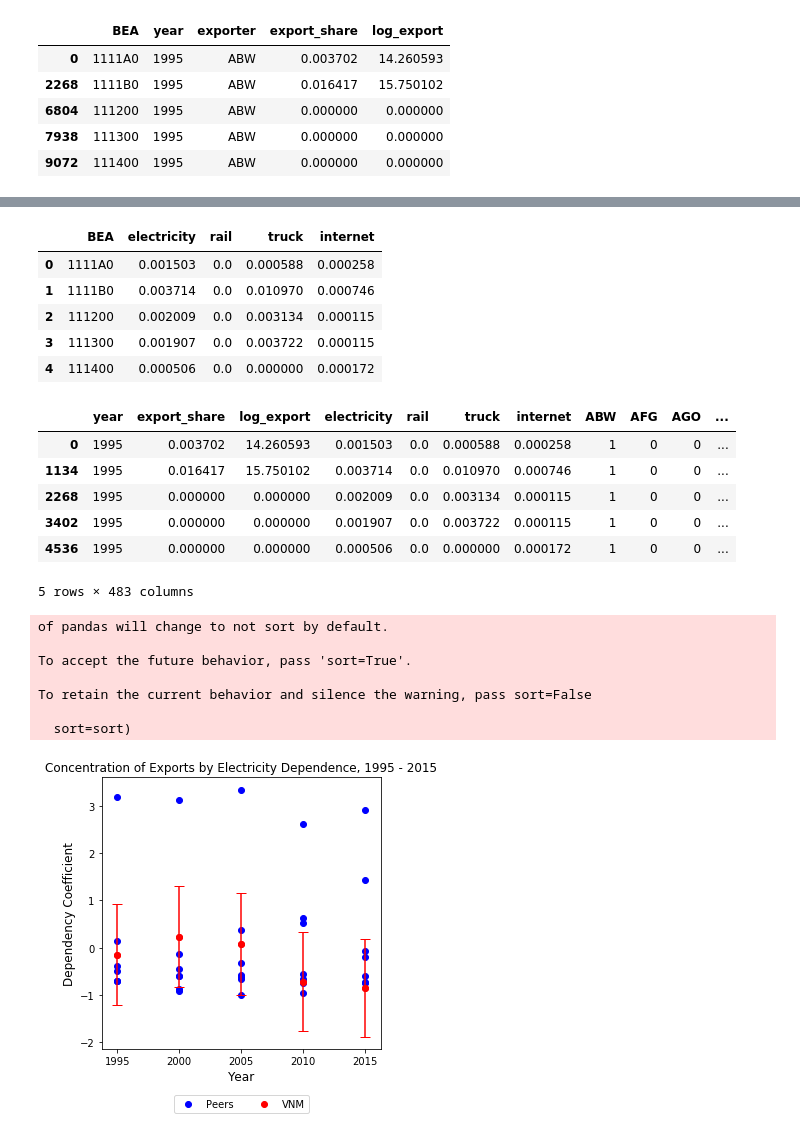
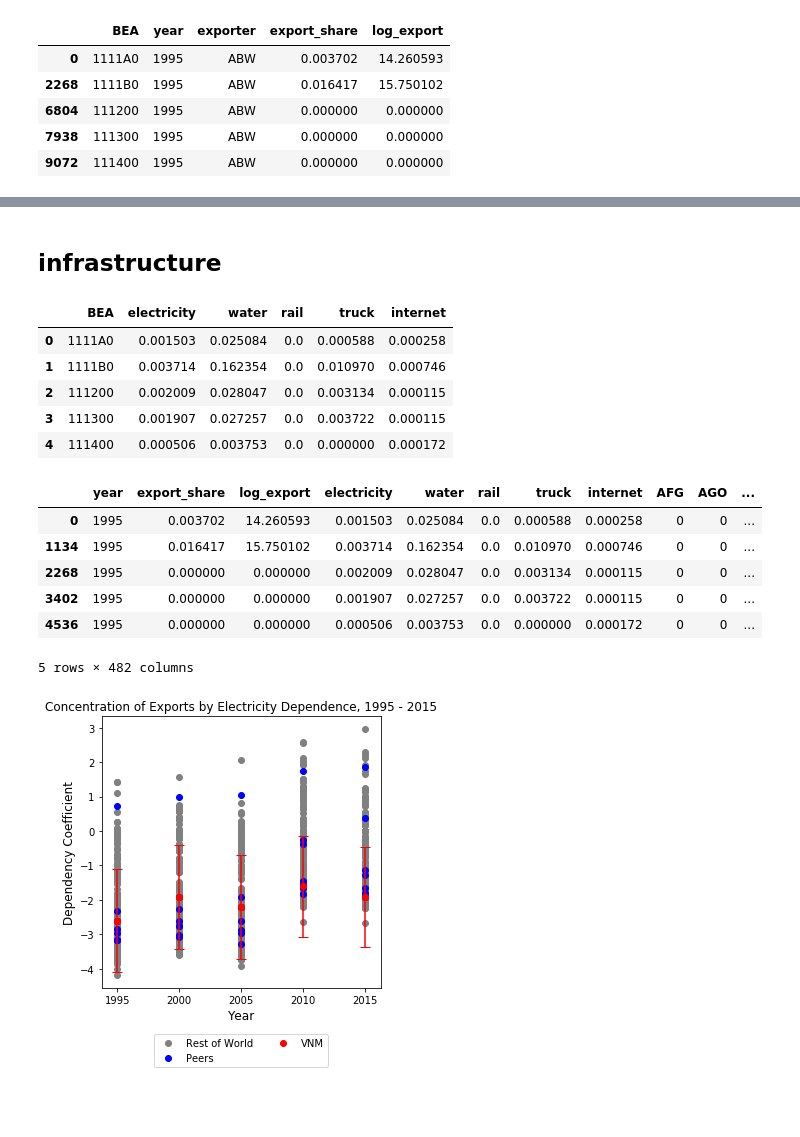
Before and after one commit to eric-protzer/dependency-dev309, a Jupyter notebook: Dependency Graphing.ipynb, the cells around one changed output, grey strips where cells are left out. Cells and saved outputs as stored; diff of their text form; code cells hidden in the pictures; blank space fills up the shorter version.

```diff
--- a/Dependency Graphing.ipynb
+++ b/Dependency Graphing.ipynb
@@ -149,0 +587,10 @@ BEA_ex.head()
+# %%
+contract_merge = oldnew.merge(contracts, on='industry_code', how='outer')
+contract_merge = contract_merge.dropna()
+contract_merge['counter'] = 1
+contract_merge['count'] = contract_merge.groupby('BEA')['counter'].transform(sum)
+contract_merge['temp'] = contract_merge.groupby('BEA')['frac_lib_diff_int'].transform(sum)
+contract_merge['contract'] = contract_merge['temp'] / contract_merge['count']
+contract_merge = contract_merge.drop(['frac_lib_diff_int', 'counter', 'count', 'temp', 'industry_code'], axis=1)
+contract_merge = contract_merge.drop_duplicates()
+contract_merge.head()
@@ -149,0 +604,9 @@ BEA_ex.head()
+# %%
+contract = BEA_ex.merge(contract_merge, on='BEA', how='outer')
+contract = contract.dropna()
+contract = contract.sort_values(['exporter', 'year', 'BEA'])
+contract = contract.join(pd.get_dummies(contract['exporter'], drop_first=True))
+contract = contract.join(pd.get_dummies(contract['BEA'], drop_first=True))
+contract = contract.drop(['BEA', 'exporter'], axis=1)
+contract['year'] = contract['year'].astype(int)
+contract.head()
@@ -150,42 +682,45 @@ BEA_ex.head()
+# %% [markdown]
+## infrastructure
 # %%
 #get US 2007 input output data
 usa = pd.read_csv('input_output.csv')
 usa = usa.fillna(0)
-usa = usa.loc[usa.Code.isin(['221100', '517110', '482000', '484000'])]
+usa = usa.loc[usa.Code.isin(['221100', '221300', '517110', '482000', '484000'])]
 usa = usa.drop('Commodity Description', axis=1)
 usa = usa.set_index('Code')
 usa = usa.transpose()
 usa = usa.reset_index()
-usa.columns = ['BEA', 'electricity', 'rail', 'truck', 'internet']
+usa.columns = ['BEA', 'electricity', 'water', 'rail', 'truck', 'internet']
 usa['electricity'] = usa['electricity'] / usa['electricity'].max()
+usa['water'] = usa['water'] / usa['water'].max()
 usa['rail'] = usa['rail'] / usa['rail'].max()
 usa['truck'] = usa['truck'] / usa['truck'].max()
 usa['internet'] = usa['internet'] / usa['internet'].max()
 usa.head()
 # %% [output]
-|  | BEA | electricity | rail | truck | internet |
-| 0 | 1111A0 | 0.001503 | 0.0 | 0.000588 | 0.000258 |
-| 1 | 1111B0 | 0.003714 | 0.0 | 0.010970 | 0.000746 |
-| 2 | 111200 | 0.002009 | 0.0 | 0.003134 | 0.000115 |
-| 3 | 111300 | 0.001907 | 0.0 | 0.003722 | 0.000115 |
-| 4 | 111400 | 0.000506 | 0.0 | 0.000000 | 0.000172 |
+|  | BEA | electricity | water | rail | truck | internet |
+| 0 | 1111A0 | 0.001503 | 0.025084 | 0.0 | 0.000588 | 0.000258 |
+| 1 | 1111B0 | 0.003714 | 0.162354 | 0.0 | 0.010970 | 0.000746 |
+| 2 | 111200 | 0.002009 | 0.028047 | 0.0 | 0.003134 | 0.000115 |
+| 3 | 111300 | 0.001907 | 0.027257 | 0.0 | 0.003722 | 0.000115 |
+| 4 | 111400 | 0.000506 | 0.003753 | 0.0 | 0.000000 | 0.000172 |
 # %%
 regress = BEA_ex.merge(usa, on='BEA', how='outer')
 regress = regress.dropna()
 regress = regress.sort_values(['exporter', 'year', 'BEA'])
-regress = regress.join(pd.get_dummies(regress['exporter']))
-regress = regress.join(pd.get_dummies(regress['BEA']))
+regress = regress.join(pd.get_dummies(regress['exporter'], drop_first=True))
+regress = regress.join(pd.get_dummies(regress['BEA'], drop_first=True))
 regress = regress.drop(['BEA', 'exporter'], axis=1)
 regress['year'] = regress['year'].astype(int)
 regress.head()
 # %% [output]
-|  | year | export_share | log_export | electricity | rail | truck | internet | ABW | AFG | AGO | ... |
-| 0 | 1995 | 0.003702 | 14.260593 | 0.001503 | 0.0 | 0.000588 | 0.000258 | 1 | 0 | 0 | ... |
-| 1134 | 1995 | 0.016417 | 15.750102 | 0.003714 | 0.0 | 0.010970 | 0.000746 | 1 | 0 | 0 | ... |
-| 2268 | 1995 | 0.000000 | 0.000000 | 0.002009 | 0.0 | 0.003134 | 0.000115 | 1 | 0 | 0 | ... |
-| 3402 | 1995 | 0.000000 | 0.000000 | 0.001907 | 0.0 | 0.003722 | 0.000115 | 1 | 0 | 0 | ... |
-| 4536 | 1995 | 0.000000 | 0.000000 | 0.000506 | 0.0 | 0.000000 | 0.000172 | 1 | 0 | 0 | ... |
+|  | year | export_share | log_export | electricity | water | rail | truck | internet | AFG | AGO | ... |
+| 0 | 1995 | 0.003702 | 14.260593 | 0.001503 | 0.025084 | 0.0 | 0.000588 | 0.000258 | 0 | 0 | ... |
+| 1134 | 1995 | 0.016417 | 15.750102 | 0.003714 | 0.162354 | 0.0 | 0.010970 | 0.000746 | 0 | 0 | ... |
+| 2268 | 1995 | 0.000000 | 0.000000 | 0.002009 | 0.028047 | 0.0 | 0.003134 | 0.000115 | 0 | 0 | ... |
+| 3402 | 1995 | 0.000000 | 0.000000 | 0.001907 | 0.027257 | 0.0 | 0.003722 | 0.000115 | 0 | 0 | ... |
+| 4536 | 1995 | 0.000000 | 0.000000 | 0.000506 | 0.003753 | 0.0 | 0.000000 | 0.000172 | 0 | 0 | ... |
-5 rows × 483 columns
+5 rows × 482 columns
 # %%
 del BEA_ex
 del usa
@@ -201,9 +736,12 @@ del df2
 del df
 # %%
 #electricity
-elec = regress.drop(['rail', 'truck', 'internet'],axis = 1)
+elec = regress.drop(['rail', 'truck', 'internet', 'water'],axis = 1)
 varlist = []
 mycvar = 'elec_' + mycountry[0]
+mycvars = []
+for i in mycountries:
+    mycvars.append('elec_' + i)
 for i in allcountries:
     elec['elec_' + i] = elec['electricity'] * elec[i]
     varlist.append('elec_' + i)
@@ -217,40 +755,34 @@ for n in [1995, 2000, 2005, 2010, 2015]:
     X = elec_n.drop('export_share', axis=1)
     X = sm.add_constant(X)
     Y = elec_n['export_share']
     model = sm.OLS(Y, X).fit()
     elec_n = model.conf_int()
     elec_n.columns = ['lower', 'upper']
     elec_n = elec_n.join(pd.DataFrame(model.params))
     elec_n = elec_n.loc[elec_n.index.isin(varlist)]
     elec_n = elec_n.sort_values([0], ascending=False)
     elec_n['year'] = n
     elec_n = elec_n.reset_index()
     elec_n['error'] = elec_n['upper'] - elec_n[0]
     elec_n = elec_n.drop(['lower', 'upper'], axis=1)
     elec_n.columns = ['ID', 'mean', 'year', 'error']
     elec_out = elec_out.append(elec_n)
     del elec_n
     del X
     del Y
     del model
 
 fig, ax = plt.subplots(figsize=(5,5))
-ax.scatter(elec_out.loc[elec_out.ID != mycvar]['year'], elec_out.loc[elec_out.ID != mycvar]['mean'], c="blue")
+ax.scatter(elec_out.loc[~elec_out.ID.isin(mycvars)]['year'], elec_out.loc[~elec_out.ID.isin(mycvars)]['mean'], c="gray")
+ax.scatter(elec_out.loc[elec_out.ID.isin(mycvars)]['year'], elec_out.loc[elec_out.ID.isin(mycvars)]['mean'], c="blue")
 ax.scatter(elec_out.loc[elec_out.ID == mycvar]['year'], elec_out.loc[elec_out.ID == mycvar]['mean'], c="red")
 (_, caps, _) = ax.errorbar(elec_out.loc[elec_out.ID == mycvar]['year'], elec_out.loc[elec_out.ID == mycvar]['mean'], yerr=elec_out.loc[elec_out.ID == mycvar]['error'], fmt='o', capsize=5, c="red")
 for cap in caps:
     cap.set_markeredgewidth(1)
-ax.legend(['Peers', mycountry[0]], loc=9, bbox_to_anchor=(0.5, -0.15), ncol=2)
+ax.legend(['Rest of World', 'Peers', mycountry[0]], loc=9, bbox_to_anchor=(0.5, -0.15), ncol=2)
 plt.xlabel('Year', fontsize=12)
 plt.ylabel('Dependency Coefficient', fontsize=12)
 plt.title('Concentration of Exports by Electricity Dependence, 1995 - 2015')
 plt.show()
 # %% [output]
-of pandas will change to not sort by default.
-
-To accept the future behavior, pass 'sort=True'.
-
-To retain the current behavior and silence the warning, pass sort=False
-
-  sort=sort)
-[figure, old version]
+[figure, new version]
```
Also changed, not shown: parts of 39 cells of this notebook, 10 other files.
